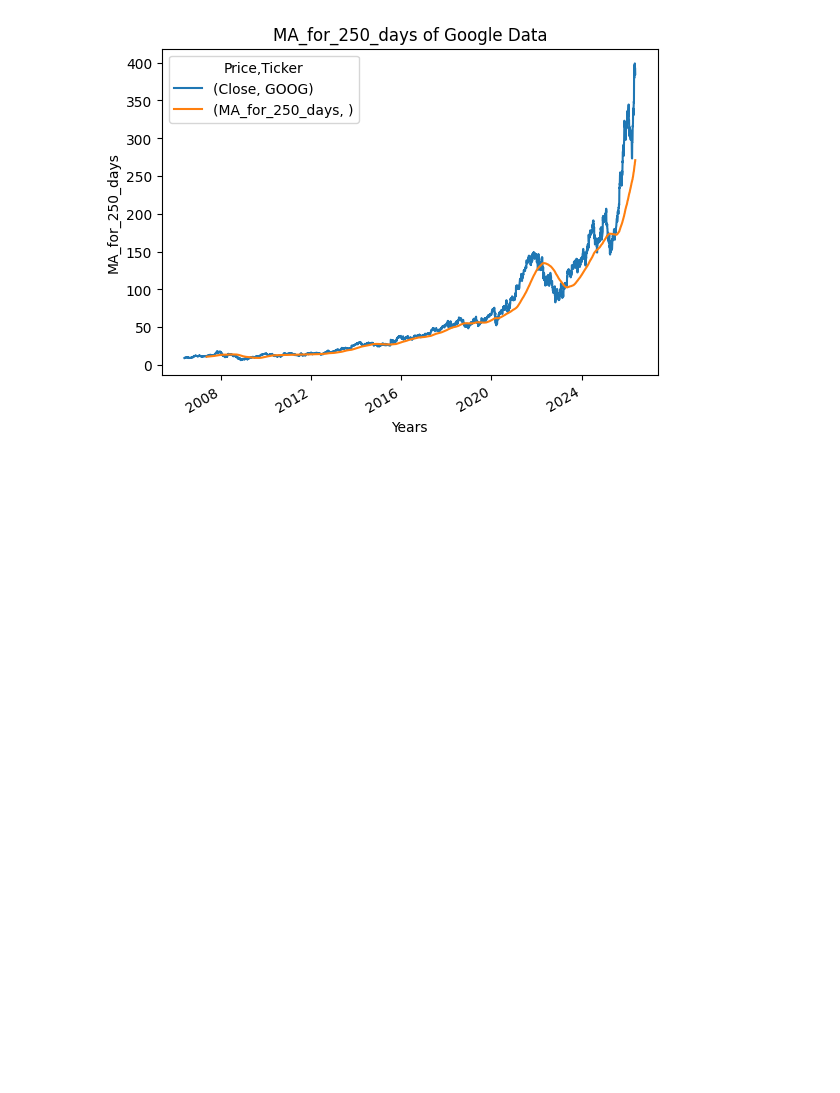
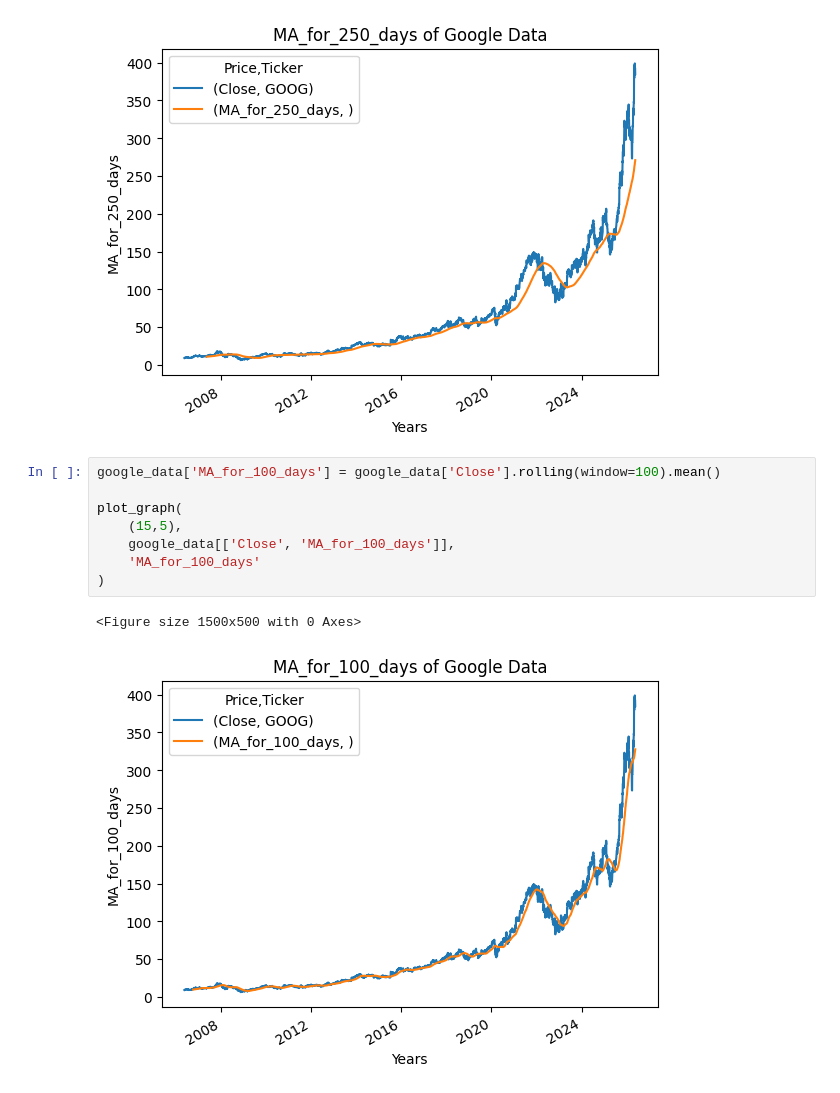
Before and after one commit to kanchana-Tejaswy/stock_market_predection, a Jupyter notebook: stock.ipynb, the cells around one changed output. Drawn from its saved outputs; the diff is of its cells as text; blank space fills up the shorter version.

Commit message:
createed same graph for 100 days

```diff
--- a/stock.ipynb
+++ b/stock.ipynb
@@ -257,3 +257,14 @@ plot_graph(
 # %% [output]
 <Figure size 1500x500 with 0 Axes>
 [figure]
+# %%
+google_data['MA_for_100_days'] = google_data['Close'].rolling(window=100).mean()
+
+plot_graph(
+    (15,5),
+    google_data[['Close', 'MA_for_100_days']],
+    'MA_for_100_days'
+)
+# %% [output]
+<Figure size 1500x500 with 0 Axes>
+[figure, added]
```
